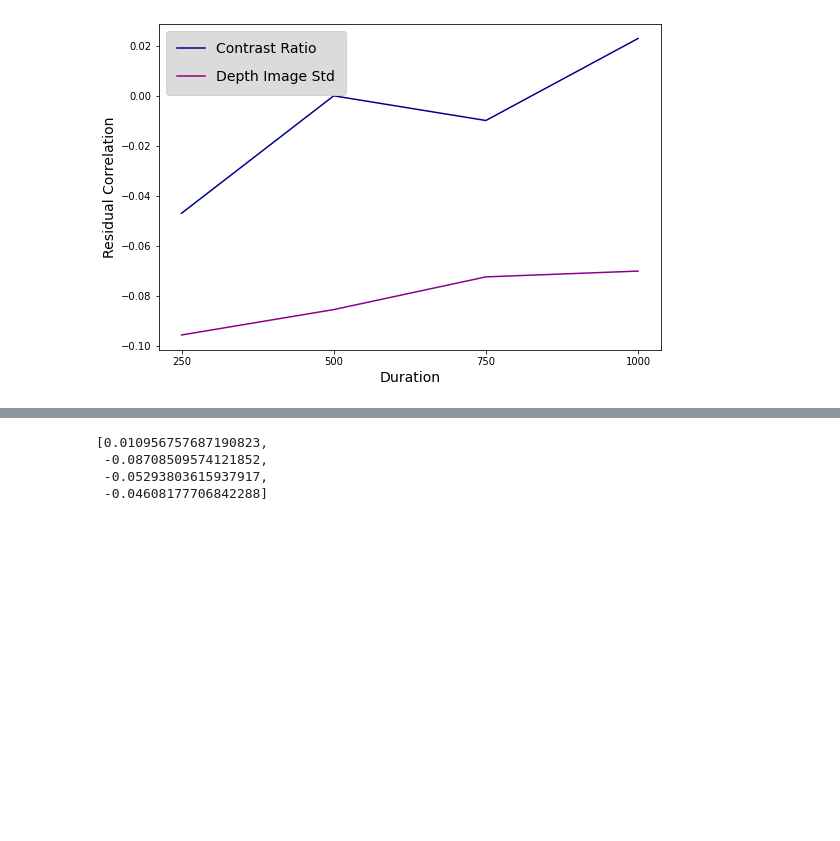
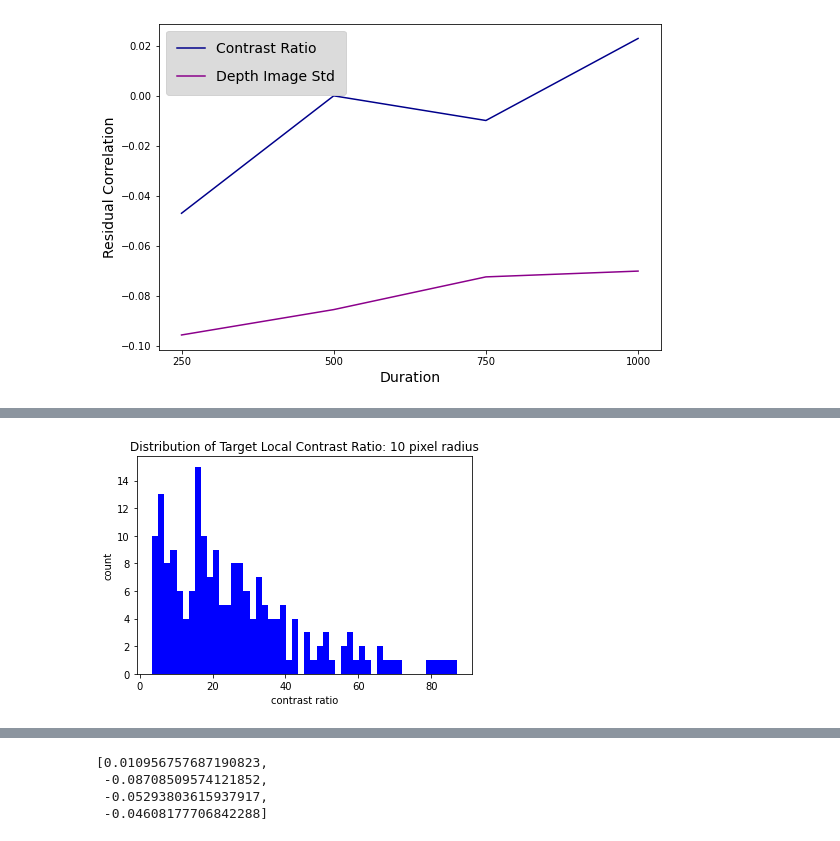
Before and after one commit to prachimahab/depth_duration_analysis, a Jupyter notebook: v3_depthDuration_analysis.ipynb, the cells around one changed output, grey strips where cells are left out. Drawn from its saved outputs; the diff is of its cells as text; code cells hidden in the pictures; blank space fills up the shorter version.

```diff
--- a/v3_depthDuration_analysis.ipynb
+++ b/v3_depthDuration_analysis.ipynb
@@ -3285,0 +3448,8 @@ def local_depth_stats(path, rootdir, kinect2data_path):
+# %%
+plt.title('Distribution of Target Local Contrast Ratio: 10 pixel radius')
+plt.xlabel('contrast ratio')
+plt.ylabel('count')
+plt.hist(euclid_target_local_cr, bins=50, color='blue')
+plt.show()
+# %% [output]
+[figure, added]
```
Also changed, not shown: parts of 40 cells of this notebook.
